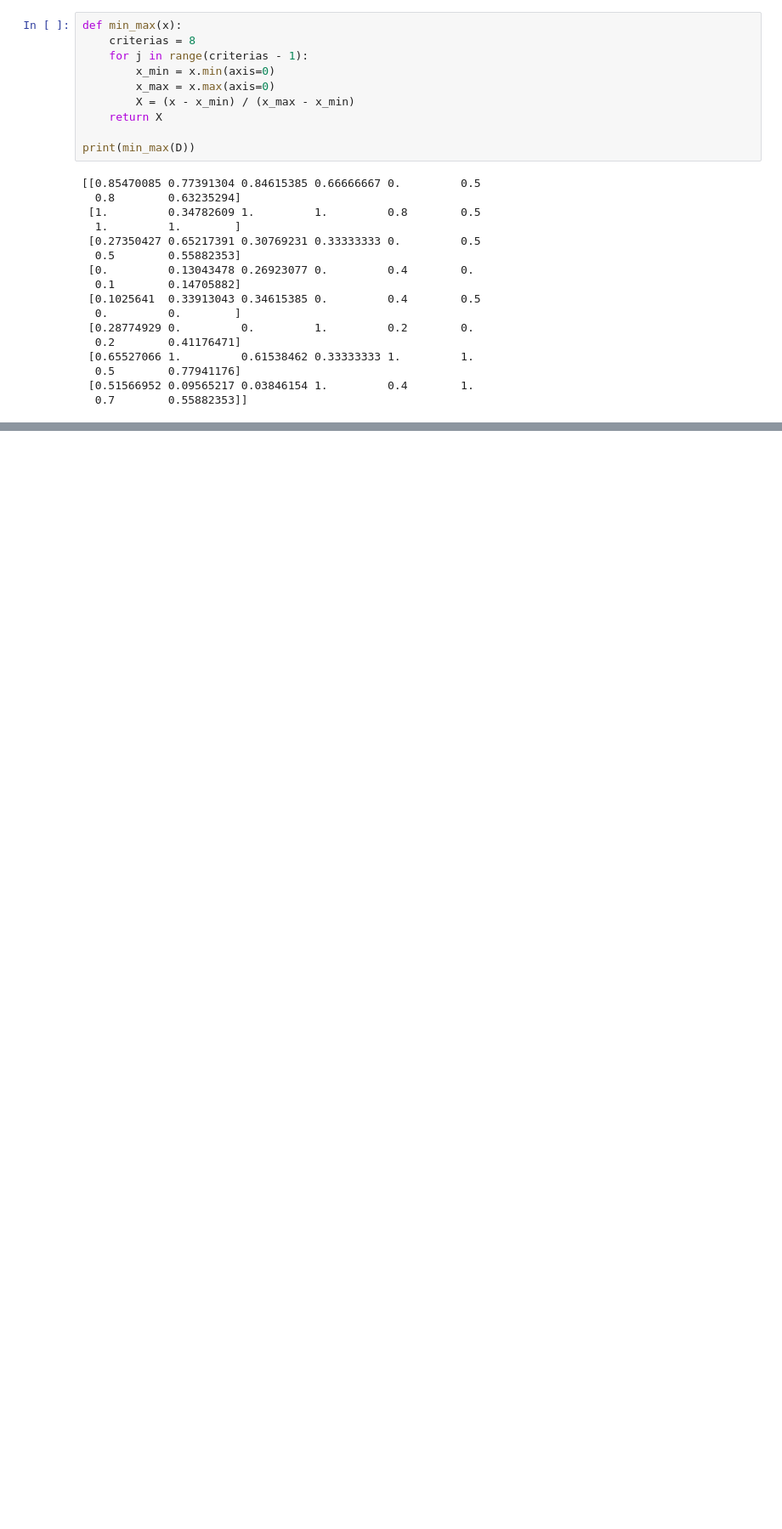
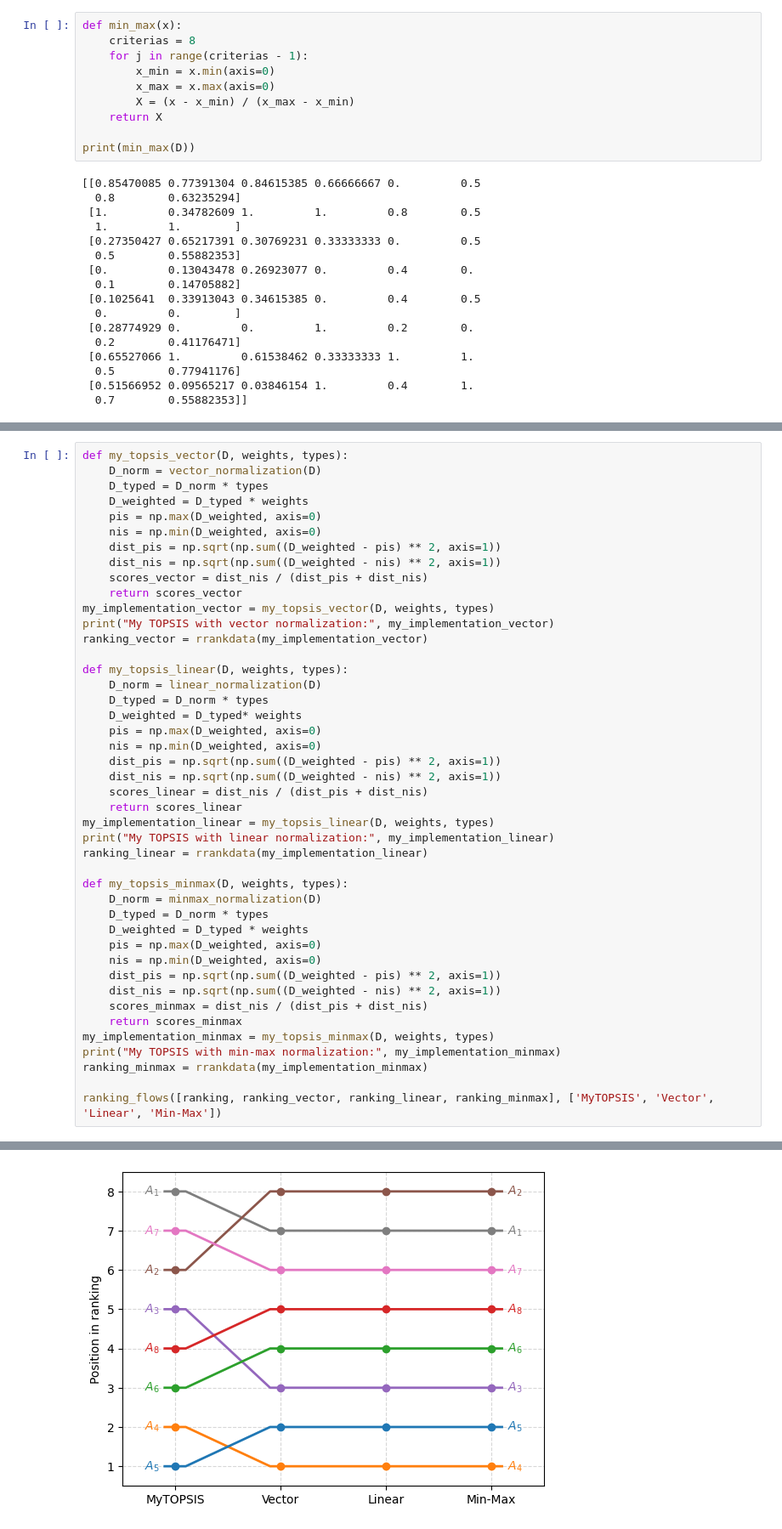
Before and after one commit to filipossowski/python.intro, a Jupyter notebook: ISWD/ISWD/Lab_1.ipynb, the cells around one changed output, grey strips where cells are left out. Shown at 85% size. Cells and saved outputs as stored; diff of their text form; blank space fills up the shorter version.

```diff
--- a/ISWD/ISWD/Lab_1.ipynb
+++ b/ISWD/ISWD/Lab_1.ipynb
@@ -55,0 +141,45 @@ print(min_max(D))
+# %%
+def my_topsis_vector(D, weights, types):
+    D_norm = vector_normalization(D)
+    D_typed = D_norm * types
+    D_weighted = D_typed * weights
+    pis = np.max(D_weighted, axis=0)
+    nis = np.min(D_weighted, axis=0)
+    dist_pis = np.sqrt(np.sum((D_weighted - pis) ** 2, axis=1))
+    dist_nis = np.sqrt(np.sum((D_weighted - nis) ** 2, axis=1))
+    scores_vector = dist_nis / (dist_pis + dist_nis)
+    return scores_vector
+my_implementation_vector = my_topsis_vector(D, weights, types)
+print("My TOPSIS with vector normalization:", my_implementation_vector)
+ranking_vector = rrankdata(my_implementation_vector)
+
+def my_topsis_linear(D, weights, types):
+    D_norm = linear_normalization(D)
+    D_typed = D_norm * types
+    D_weighted = D_typed* weights
+    pis = np.max(D_weighted, axis=0)
+    nis = np.min(D_weighted, axis=0)
+    dist_pis = np.sqrt(np.sum((D_weighted - pis) ** 2, axis=1))
+    dist_nis = np.sqrt(np.sum((D_weighted - nis) ** 2, axis=1))
+    scores_linear = dist_nis / (dist_pis + dist_nis)
+    return scores_linear
+my_implementation_linear = my_topsis_linear(D, weights, types)
+print("My TOPSIS with linear normalization:", my_implementation_linear)
+ranking_linear = rrankdata(my_implementation_linear)
+
+def my_topsis_minmax(D, weights, types):
+    D_norm = minmax_normalization(D)
+    D_typed = D_norm * types
+    D_weighted = D_typed * weights
+    pis = np.max(D_weighted, axis=0)
+    nis = np.min(D_weighted, axis=0)
+    dist_pis = np.sqrt(np.sum((D_weighted - pis) ** 2, axis=1))
+    dist_nis = np.sqrt(np.sum((D_weighted - nis) ** 2, axis=1))
+    scores_minmax = dist_nis / (dist_pis + dist_nis)
+    return scores_minmax
+my_implementation_minmax = my_topsis_minmax(D, weights, types)
+print("My TOPSIS with min-max normalization:", my_implementation_minmax)
+ranking_minmax = rrankdata(my_implementation_minmax)
+
+ranking_flows([ranking, ranking_vector, ranking_linear, ranking_minmax], ['MyTOPSIS', 'Vector', 'Linear', 'Min-Max'])
+# %% [output]
@@ -55,0 +193 @@ print(min_max(D))
+[figure, added]
```
Also changed, not shown: parts of 10 cells of this notebook, 1 other file.
